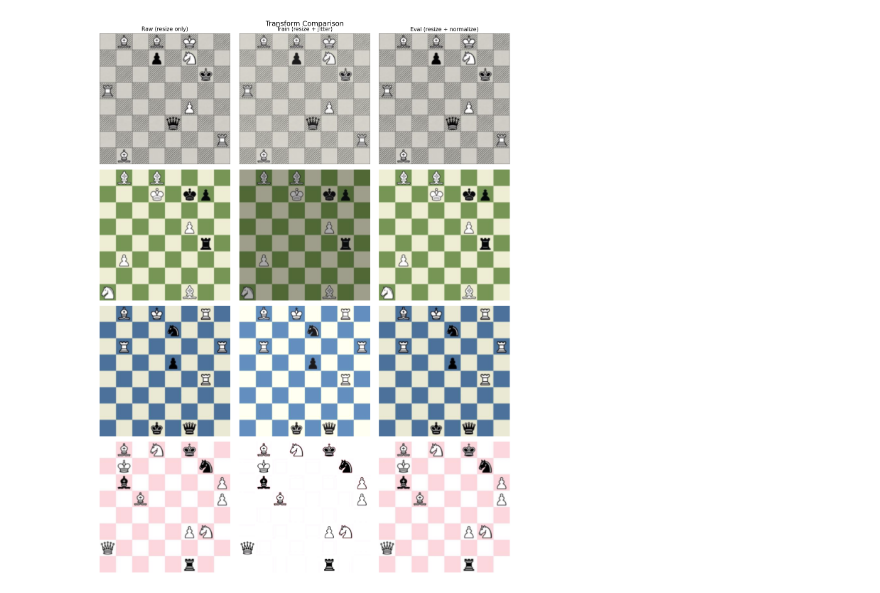
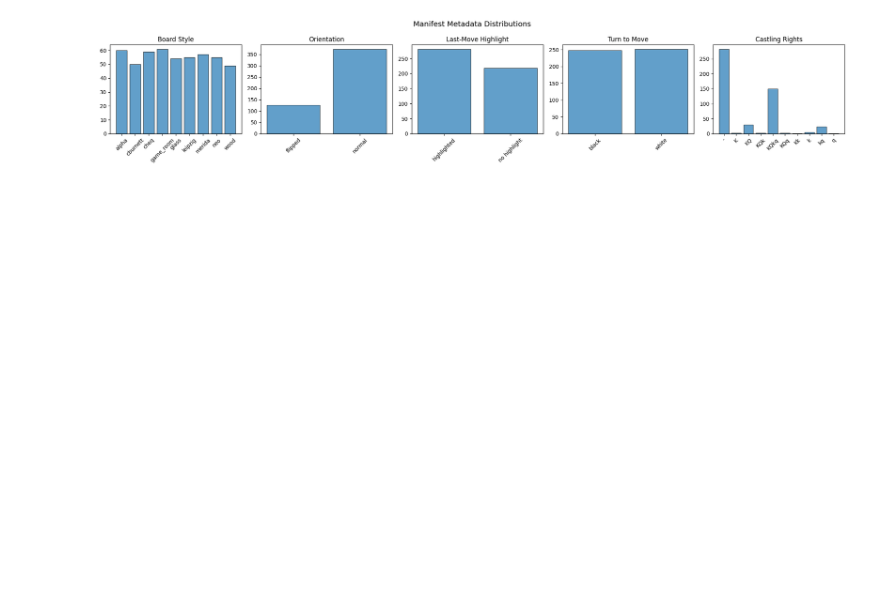
Before and after one commit to cloudui/chess-vision, a Jupyter notebook: visualize.ipynb, the cells around one changed output. Saved outputs shown, nothing was run; the diff lists cells and outputs as text; code cells hidden in the pictures; blank space fills up the shorter version.

```diff
--- a/visualize.ipynb
+++ b/visualize.ipynb
@@ -6,9 +8,17 @@ from dataset import ChessDataset, INDEX_TO_PIECE, filename_to_fen
 # %%
-# Load a small subset without normalization so we can display raw images
+# Load dataset without normalization so we can display raw images
+TRAIN_DIR = "data/train"
+MAX_SAMPLES = 500  # keep it fast for visualization
+
 raw_transform = transforms.Compose([
     transforms.Resize((224, 224)),
     transforms.ToTensor(),
 ])
-dataset = ChessDataset("kaggle/train", max_samples=1000, transform=raw_transform)
+dataset = ChessDataset(TRAIN_DIR, max_samples=MAX_SAMPLES, transform=raw_transform)
 print(f"Dataset size: {len(dataset)}")
+print(f"Manifest mode: {dataset.use_manifest}")
+if dataset.use_manifest:
+    sample = dataset.samples[0]
+    print(f"Sample keys: {list(sample.keys())}")
+    print(f"First sample: {sample}")
 # %% [output]
@@ -76,7 +92,7 @@ show_board_with_labels(dataset, 42)
 # %%
 # Piece frequency distribution across the dataset
-all_labels = torch.stack([dataset[i][1] for i in range(len(dataset))])  # (N, 64)
-counts = torch.bincount(all_labels.flatten(), minlength=13)
+all_sq_labels = torch.stack([dataset[i][1]["squares"] for i in range(len(dataset))])  # (N, 64)
+counts = torch.bincount(all_sq_labels.flatten(), minlength=13)
 
 piece_names = [INDEX_TO_PIECE[i] for i in range(13)]
 piece_names[0] = "empty"
@@ -84,7 +100,7 @@ piece_names[0] = "empty"
 fig, ax = plt.subplots(figsize=(10, 4))
 bars = ax.bar(piece_names, counts.numpy())
 ax.set_ylabel("Count")
-ax.set_title("Piece Frequency Distribution (1000 samples)")
+ax.set_title(f"Piece Frequency Distribution ({len(dataset)} samples)")
 for bar, count in zip(bars, counts):
     ax.text(bar.get_x() + bar.get_width() / 2, bar.get_height(),
             str(count.item()), ha="center", va="bottom", fontsize=9)
@@ -111,45 +133,33 @@ plt.show()
 # %%
-# Compare raw, train-augmented, and eval transforms side by side
-from dataset import get_transform
-from PIL import Image
-import numpy as np
+# Manifest metadata distributions (style, flipped, highlight, turn, castling)
+if dataset.use_manifest:
+    fields = {
+        "style": "Board Style",
+        "flipped": "Orientation",
+        "has_highlight": "Last-Move Highlight",
+        "turn": "Turn to Move",
+        "castling": "Castling Rights",
+    }
+    label_maps = {
+        "flipped": {"0": "normal", "1": "flipped"},
+        "has_highlight": {"0": "no highlight", "1": "highlighted"},
+        "turn": {"w": "white", "b": "black"},
+    }
 
-raw_t = transforms.Compose([transforms.Resize((224, 224)), transforms.ToTensor()])
-train_t = get_transform("vit_base_patch16_224.augreg_in21k", is_training=True)
-eval_t = get_transform("vit_base_patch16_224.augreg_in21k", is_training=False)
-
-def unnormalize(img_tensor, mean=(0.5, 0.5, 0.5), std=(0.5, 0.5, 0.5)):
-    """Undo normalization for display."""
-    img = img_tensor.clone()
-    for c in range(3):
-        img[c] = img[c] * std[c] + mean[c]
-    return img.clamp(0, 1)
-
-sample_indices = [0, 5, 20, 42]
-fig, axes = plt.subplots(len(sample_indices), 3, figsize=(12, 4 * len(sample_indices)))
-
-for row, idx in enumerate(sample_indices):
-    img_path = f"kaggle/train/{dataset.filenames[idx]}"
-    pil_img = Image.open(img_path).convert("RGB")
-
-    raw_img = raw_t(pil_img)
-    train_img = unnormalize(train_t(pil_img))
-    eval_img = unnormalize(eval_t(pil_img))
-
-    for col, (title, tensor) in enumerate([
-        ("Raw (resize only)", raw_img),
-        ("Train (resize + jitter)", train_img),
-        ("Eval (resize + normalize)", eval_img),
-    ]):
-        axes[row, col].imshow(tensor.permute(1, 2, 0).numpy())
-        if row == 0:
-            axes[row, col].set_title(title, fontsize=11)
-        axes[row, col].axis("off")
-
-    axes[row, 0].set_ylabel(f"Image {idx}", fontsize=10, rotation=0, labelpad=50)
-
-plt.suptitle("Transform Comparison", fontsize=14)
-plt.tight_layout()
-plt.show()
+    fig, axes = plt.subplots(1, len(fields), figsize=(20, 4))
+    for ax, (field, title) in zip(axes, fields.items()):
+        values = [s.get(field, "?") for s in dataset.samples]
+        lmap = label_maps.get(field, {})
+        values = [lmap.get(v, v) for v in values]
+        counts = Counter(values)
+        keys = sorted(counts.keys())
+        ax.bar(keys, [counts[k] for k in keys], edgecolor="black", alpha=0.7)
+        ax.set_title(title)
+        ax.tick_params(axis="x", rotation=45)
+    plt.suptitle("Manifest Metadata Distributions", fontsize=14)
+    plt.tight_layout()
+    plt.show()
+else:
+    print("No manifest — metadata distributions not available.")
 # %% [output]
-[figure, old version]
+[figure, new version]
```
Also changed, not shown: parts of 8 cells of this notebook, 5 other files.
